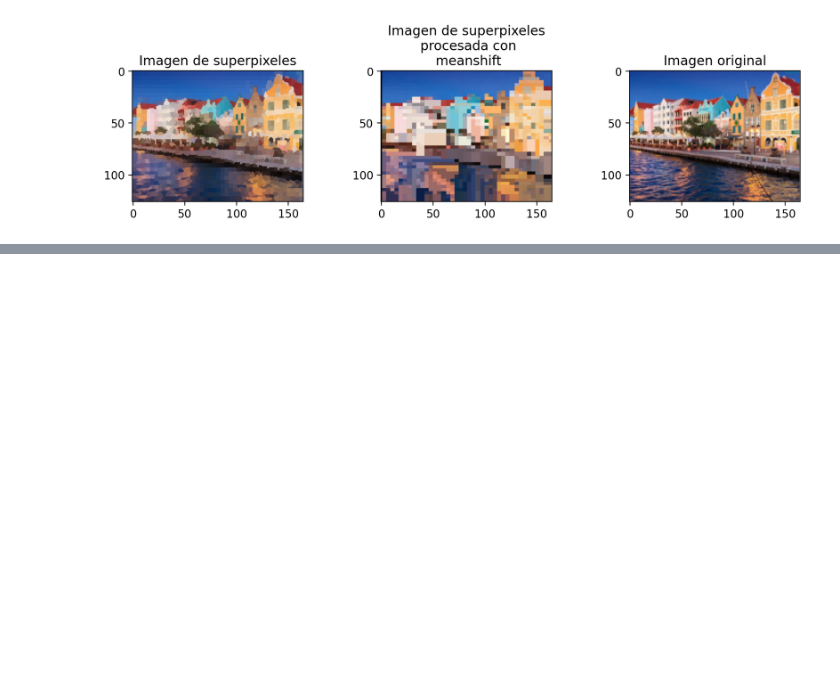
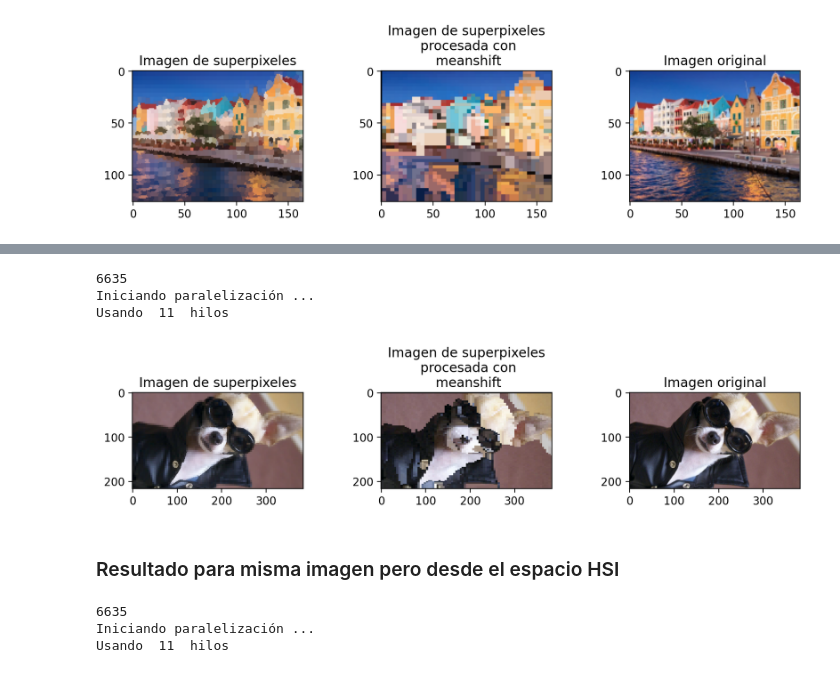
Before and after one commit to DaveAlsina/5toSemestre, a Jupyter notebook: vision_pc/proyectos/proyecto3/Cut-it_v3.ipynb, the cells around one changed output, grey strips where cells are left out. Saved outputs shown, nothing was run; the diff lists cells and outputs as text; code cells hidden in the pictures; blank space fills up the shorter version.

```diff
--- a/vision_pc/proyectos/proyecto3/Cut-it_v3.ipynb
+++ b/vision_pc/proyectos/proyecto3/Cut-it_v3.ipynb
@@ -520,0 +518,43 @@ plt.tight_layout()
+# %%
+#img = cv2.imread('casitas.jpeg')
+#img = cv2.imread('eye.jpg')
+img = cv2.imread('perrito.jpg')
+img = cv2.cvtColor(img, cv2.COLOR_BGR2LUV)
+
+img, superpix_im = preprocess_im(original_im = img,
+                                 scale_percent = 30.0,
+
+                                 kernel_size = 3,
+                                 proportion_of_superpix = 0.05)
+# %%
+# radio de búsqueda
+radious = 5
+
+#porcentaje de la cantidad total de pixeles
+#que van a ser usados para crear super pixeles
+percentaje = 0.08
+
+#numero de super pixeles para hacer la segmentación
+npix = int(superpix_im.shape[0] * superpix_im.shape[1] * percentaje)
+print(npix)
+
+modes = find_modes(img = superpix_im,
+                   radious = radious,
+                   nsuper_pix = npix,
+                   max_iter = 25,
+                   e_tol = 0.05)
+# %% [output]
+6635
+Iniciando paralelización ...
+Usando  11  hilos
+# %%
+%matplotlib inline
+original_im2, superpix_im2, processed_im2 = plot_for_comparisson(original_im  = img,
+                                                              superpix_im = superpix_im,
+                                                              modes = modes,
+                                                              radious = radious,
+                                                              color_space = 'LUV')
+# %% [output]
+[figure, added]
+# %% [markdown]
+### Resultado para misma imagen pero desde el espacio HSI
@@ -520,0 +571,21 @@ plt.tight_layout()
+# %%
+# radio de búsqueda
+radious = 5
+
+#porcentaje de la cantidad total de pixeles
+#que van a ser usados para crear super pixeles
+percentaje = 0.08
+
+#numero de super pixeles para hacer la segmentación
+npix = int(superpix_im.shape[0] * superpix_im.shape[1] * percentaje)
+print(npix)
+
+modes = find_modes(img = superpix_im,
+                   radious = radious,
+                   nsuper_pix = npix,
+                   max_iter = 25,
+                   e_tol = 0.05)
+# %% [output]
+6635
+Iniciando paralelización ...
+Usando  11  hilos
```
Also changed, not shown: parts of 24 cells of this notebook, 1 other file.
